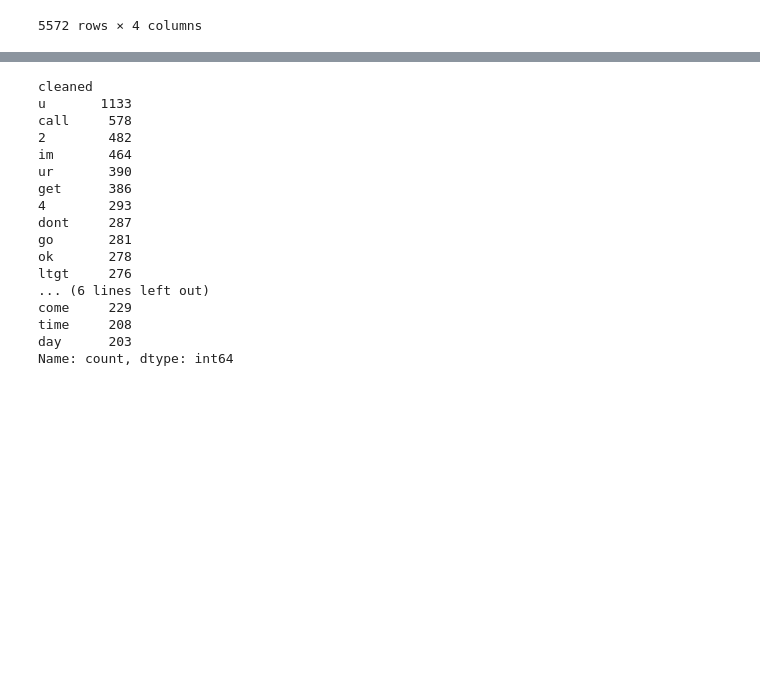
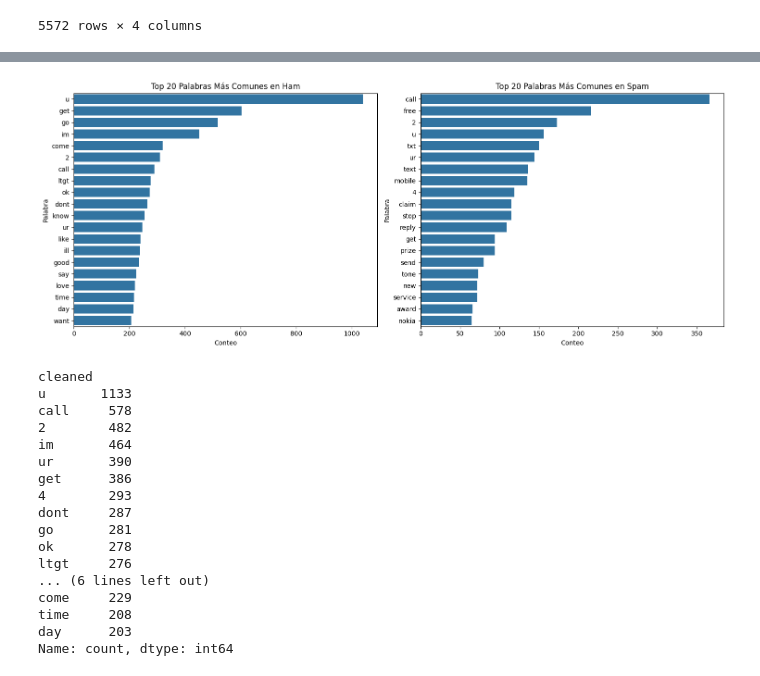
Before and after one commit to jariel17/text-mining, a Jupyter notebook: text_processing.ipynb, the cells around one changed output, grey strips where cells are left out. Cells and saved outputs as stored; diff of their text form; code cells hidden in the pictures; blank space fills up the shorter version.

```diff
--- a/text_processing.ipynb
+++ b/text_processing.ipynb
@@ -95,3 +107,7 @@ display(df)
+# %%
+funciones.common_words_by_label(df, 'lemmas', 20)
+# %% [output]
+[figure, added]
 # %%
 exploded_words = df.explode('cleaned')
 words_frequency = exploded_words['cleaned'].value_counts().head(20)
```
Also changed, not shown: parts of 4 cells of this notebook, 1 other file.
